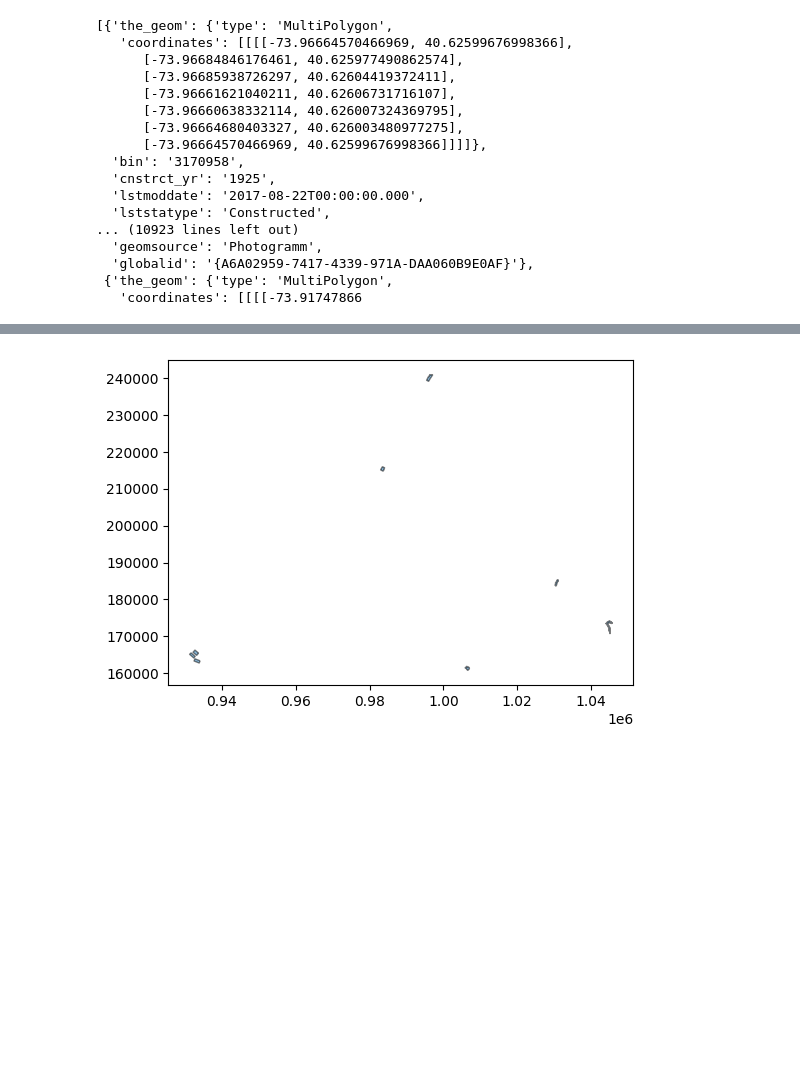
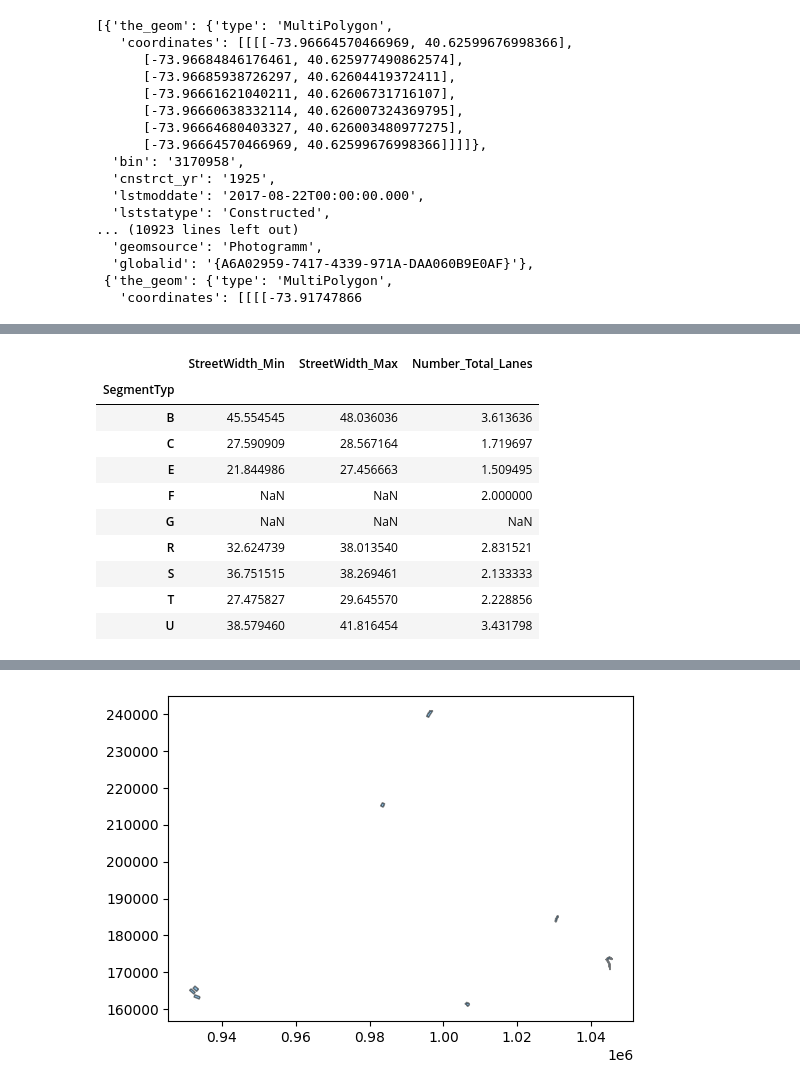
Before and after one commit to hoanglinh171/ey_challenge, a Jupyter notebook: data_pipeline/pipeline.ipynb, the cells around one changed output, grey strips where cells are left out. Drawn from its saved outputs; the diff is of its cells as text; code cells hidden in the pictures; blank space fills up the shorter version.

```diff
--- a/data_pipeline/pipeline.ipynb
+++ b/data_pipeline/pipeline.ipynb
@@ -233,0 +553,14 @@ df = df.to_crs(epsg=2263)
+# %%
+df_filter[['SegmentTyp', 'StreetWidth_Min', 'StreetWidth_Max', 'Number_Total_Lanes']].groupby('SegmentTyp').mean()
+# %% [output]
+|  | StreetWidth_Min | StreetWidth_Max | Number_Total_Lanes |
+| SegmentTyp |  |  |  |
+| B | 45.554545 | 48.036036 | 3.613636 |
+| C | 27.590909 | 28.567164 | 1.719697 |
+| E | 21.844986 | 27.456663 | 1.509495 |
+| F | NaN | NaN | 2.000000 |
+| G | NaN | NaN | NaN |
+| R | 32.624739 | 38.013540 | 2.831521 |
+| S | 36.751515 | 38.269461 | 2.133333 |
+| T | 27.475827 | 29.645570 | 2.228856 |
+| U | 38.579460 | 41.816454 | 3.431798 |
```
Also changed, not shown: parts of 27 cells of this notebook, 2 other files.
